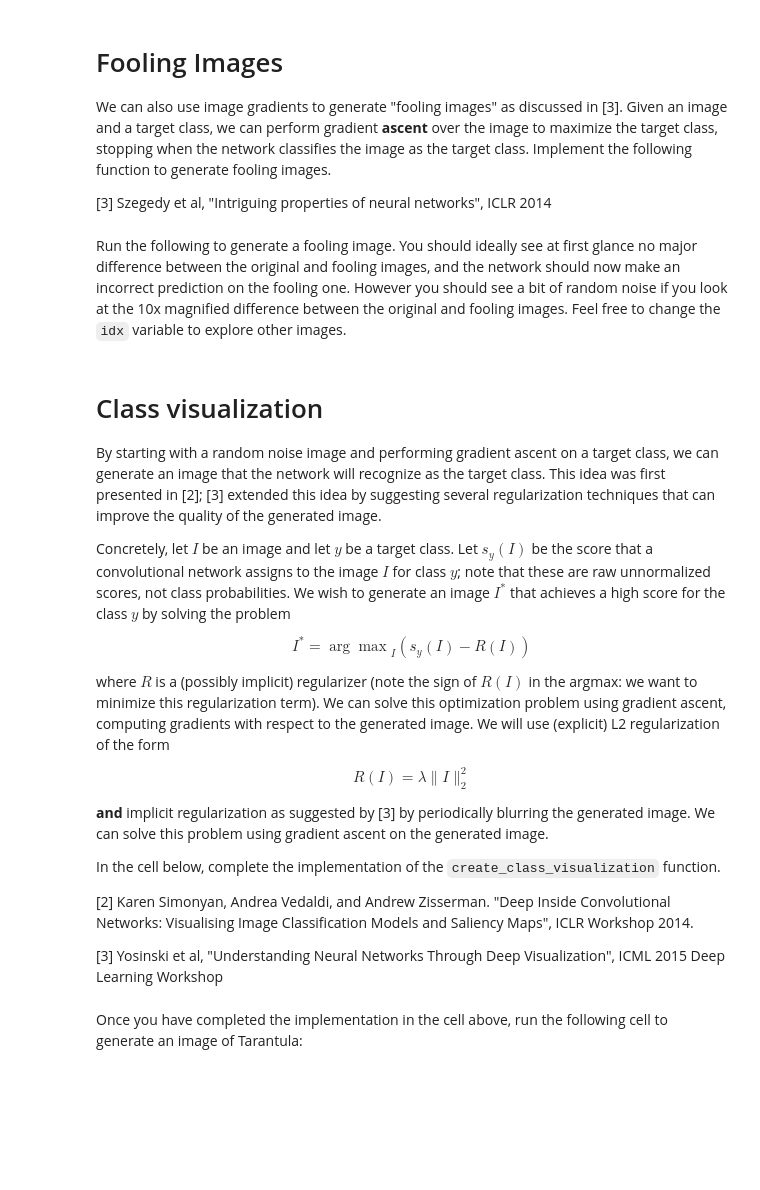
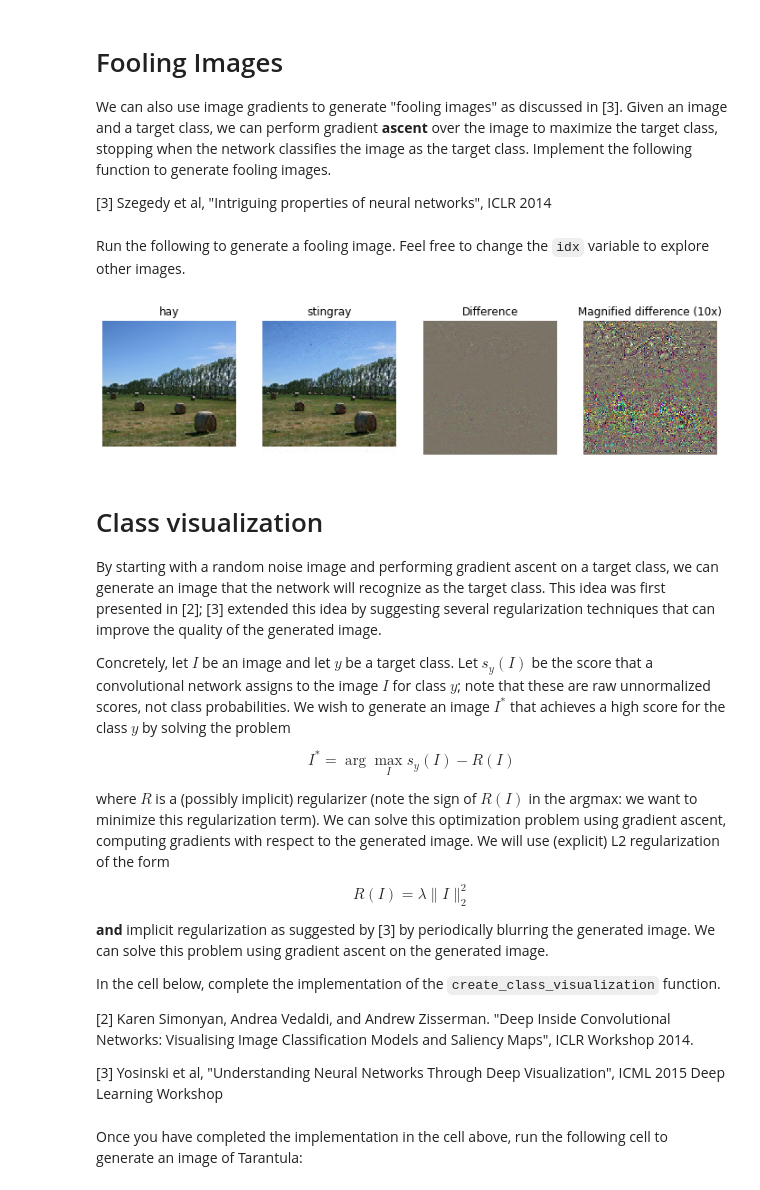
Before and after one commit to pedro-abundio-wang/computer-vision, a Jupyter notebook: notebooks/convolutional-neural-networks-for-visual-recognition/15_NetworkVisualization_TensorFlow.ipynb, the cells around one changed output. Saved outputs shown, nothing was run; the diff lists cells and outputs as text; code cells hidden in the pictures; blank space fills up the shorter version.

```diff
--- a/notebooks/convolutional-neural-networks-for-visual-recognition/15_NetworkVisualization_TensorFlow.ipynb
+++ b/notebooks/convolutional-neural-networks-for-visual-recognition/15_NetworkVisualization_TensorFlow.ipynb
@@ -211,7 +186,7 @@ def make_fooling_image(X, target_y, model):
     as target_y.
 
     Inputs:
-    - X: Input image, a numpy array of shape (1, 224, 224, 3)
+    - X: Input image, of shape (1, 224, 224, 3)
     - target_y: An integer in the range [0, 1000)
     - model: Pretrained SqueezeNet model
 
@@ -219,75 +194,66 @@ def make_fooling_image(X, target_y, model):
     - X_fooling: An image that is close to X, but that is classifed as target_y
     by the model.
     """
-
-    # Make a copy of the input that we will modify
     X_fooling = X.copy()
-
-    # Step size for the update
     learning_rate = 1
-
     ##############################################################################
     # TODO: Generate a fooling image X_fooling that the model will classify as   #
-    # the class target_y. Use gradient *ascent* on the target class score, using #
-    # the model.scores Tensor to get the class scores for the model.image.   #
+    # the class target_y. Use gradient ascent on the target class score, using   #
+    # the model.classifier Tensor to get the class scores for the model.image.   #
     # When computing an update step, first normalize the gradient:               #
     #   dX = learning_rate * g / ||g||_2                                         #
     #                                                                            #
-    # You should write a training loop, where in each iteration, you make an     #
-    # update to the input image X_fooling (don't modify X). The loop should      #
-    # stop when the predicted class for the input is the same as target_y.       #
+    # You should write a training loop                                           #
     #                                                                            #
-    # HINT: Use tf.GradientTape() to keep track of your gradients and            #
-    # use tape.gradient to get the actual gradient with respect to X_fooling.    #
-    #                                                                            #
-    # HINT 2: For most examples, you should be able to generate a fooling image  #
-    # in fewer than 100 iterations of gradient ascent. You can print your        #
-    # progress over iterations to check your algorithm.                          #
+    # HINT: For most examples, you should be able to generate a fooling image    #
+    # in fewer than 100 iterations of gradient ascent.                           #
+    # You can print your progress over iterations to check your algorithm.       #
     ##############################################################################
-    # *****START OF YOUR CODE (DO NOT DELETE/MODIFY THIS LINE)*****
-
-    pass
-
-    # *****END OF YOUR CODE (DO NOT DELETE/MODIFY THIS LINE)*****
+    score = model.classifier[0, target_y]
+    grads = tf.gradients(score, model.image)
+    for i in range(100):
+        g = sess.run(grads, {model.image: X_fooling})
+        dX = learning_rate * g[0] / tf.norm(g[0])
+        X_fooling += dX.eval(session=sess)
     ##############################################################################
     #                             END OF YOUR CODE                               #
     ##############################################################################
     return X_fooling
-# %% [markdown]
-Run the following to generate a fooling image. You should ideally see at first glance no major difference between the original and fooling images, and the network should now make an incorrect prediction on the fooling one. However you should see a bit of random noise if you look at the 10x magnified difference between the original and fooling images. Feel free to change the `idx` variable to explore other images.
+# %% [markdown]
+Run the following to generate a fooling image. Feel free to change the `idx` variable to explore other images.
 # %%
 idx = 0
 Xi = X[idx][None]
 target_y = 6
 X_fooling = make_fooling_image(Xi, target_y, model)
 
 # Make sure that X_fooling is classified as y_target
-scores = model(X_fooling)
-assert tf.math.argmax(scores[0]).numpy() == target_y, 'The network is not fooled!'
+scores = sess.run(model.classifier, {model.image: X_fooling})
+assert scores[0].argmax() == target_y, 'The network is not fooled!'
 
 # Show original image, fooling image, and difference
 orig_img = deprocess_image(Xi[0])
 fool_img = deprocess_image(X_fooling[0])
-plt.figure(figsize=(12, 6))
-
 # Rescale
 plt.subplot(1, 4, 1)
 plt.imshow(orig_img)
 plt.axis('off')
 plt.title(class_names[y[idx]])
 plt.subplot(1, 4, 2)
 plt.imshow(fool_img)
 plt.title(class_names[target_y])
 plt.axis('off')
 plt.subplot(1, 4, 3)
 plt.title('Difference')
 plt.imshow(deprocess_image((Xi-X_fooling)[0]))
 plt.axis('off')
 plt.subplot(1, 4, 4)
 plt.title('Magnified difference (10x)')
 plt.imshow(deprocess_image(10 * (Xi-X_fooling)[0]))
 plt.axis('off')
 plt.gcf().tight_layout()
+# %% [output]
+[figure, added]
 # %% [markdown]
 # Class visualization
 By starting with a random noise image and performing gradient ascent on a target class, we can generate an image that the network will recognize as the target class. This idea was first presented in [2]; [3] extended this idea by suggesting several regularization techniques that can improve the quality of the generated image.
@@ -295,7 +261,7 @@ By starting with a random noise image and performing gradient ascent on a target
 Concretely, let $I$ be an image and let $y$ be a target class. Let $s_y(I)$ be the score that a convolutional network assigns to the image $I$ for class $y$; note that these are raw unnormalized scores, not class probabilities. We wish to generate an image $I^*$ that achieves a high score for the class $y$ by solving the problem
 
 $$
-I^* = {\arg\max}_I (s_y(I) - R(I))
+I^* = \arg\max_I s_y(I) - R(I)
 $$
 
 where $R$ is a (possibly implicit) regularizer (note the sign of $R(I)$ in the argmax: we want to minimize this regularization term). We can solve this optimization problem using gradient ascent, computing gradients with respect to the generated image. We will use (explicit) L2 regularization of the form
```
Also changed, not shown: parts of 16 cells of this notebook, 4 other files.
